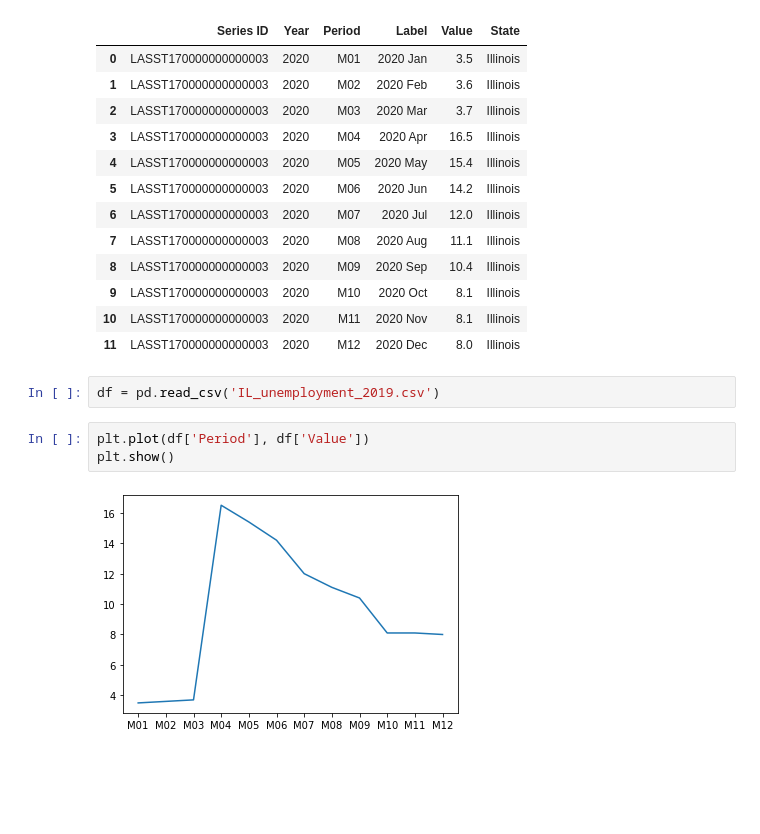
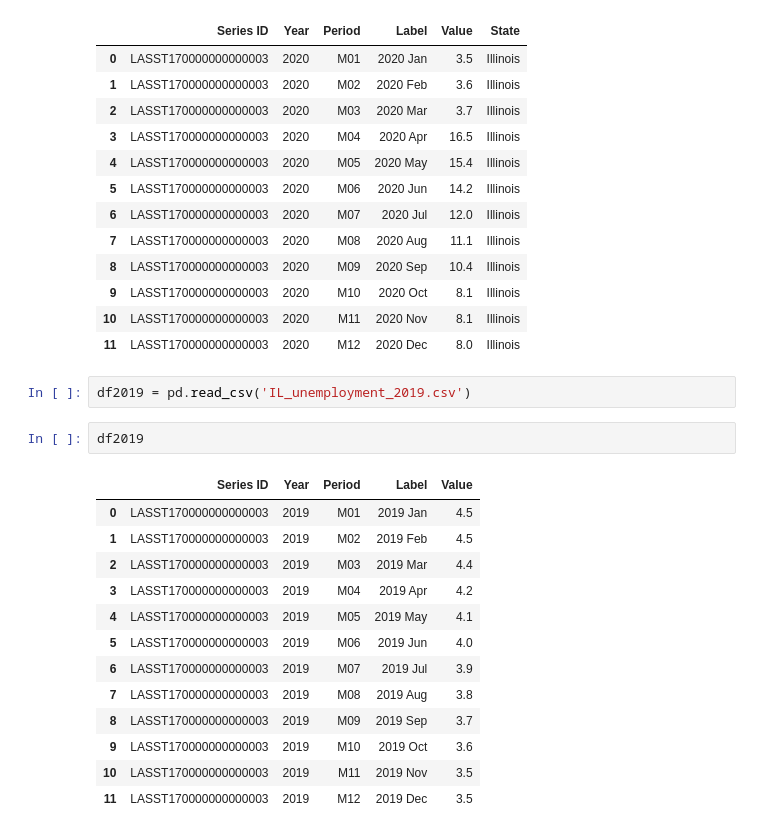
Before and after one commit to erickzli/IS597-COVID-Project, a Jupyter notebook: Kerstin's Folder/Clean Data- IL Unemployment 2020.ipynb, the cells around one changed output. Cells and saved outputs as stored; diff of their text form; blank space fills up the shorter version.

```diff
--- a/Kerstin's Folder/Clean Data- IL Unemployment 2020.ipynb
+++ b/Kerstin's Folder/Clean Data- IL Unemployment 2020.ipynb
@@ -116,9 +116,20 @@ df
 | 10 | LASST170000000000003 | 2020 | M11 | 2020 Nov | 8.1 | Illinois |
 | 11 | LASST170000000000003 | 2020 | M12 | 2020 Dec | 8.0 | Illinois |
 # %%
-df = pd.read_csv('IL_unemployment_2019.csv')
+df2019 = pd.read_csv('IL_unemployment_2019.csv')
-# %%
-plt.plot(df['Period'], df['Value'])
-plt.show()
-# %% [output]
-[figure, removed]
+# %%
+df2019
+# %% [output]
+|  | Series ID | Year | Period | Label | Value |
+| 0 | LASST170000000000003 | 2019 | M01 | 2019 Jan | 4.5 |
+| 1 | LASST170000000000003 | 2019 | M02 | 2019 Feb | 4.5 |
+| 2 | LASST170000000000003 | 2019 | M03 | 2019 Mar | 4.4 |
+| 3 | LASST170000000000003 | 2019 | M04 | 2019 Apr | 4.2 |
+| 4 | LASST170000000000003 | 2019 | M05 | 2019 May | 4.1 |
+| 5 | LASST170000000000003 | 2019 | M06 | 2019 Jun | 4.0 |
+| 6 | LASST170000000000003 | 2019 | M07 | 2019 Jul | 3.9 |
+| 7 | LASST170000000000003 | 2019 | M08 | 2019 Aug | 3.8 |
+| 8 | LASST170000000000003 | 2019 | M09 | 2019 Sep | 3.7 |
+| 9 | LASST170000000000003 | 2019 | M10 | 2019 Oct | 3.6 |
+| 10 | LASST170000000000003 | 2019 | M11 | 2019 Nov | 3.5 |
+| 11 | LASST170000000000003 | 2019 | M12 | 2019 Dec | 3.5 |
```
Also changed, not shown: parts of 1 cell of this notebook.
